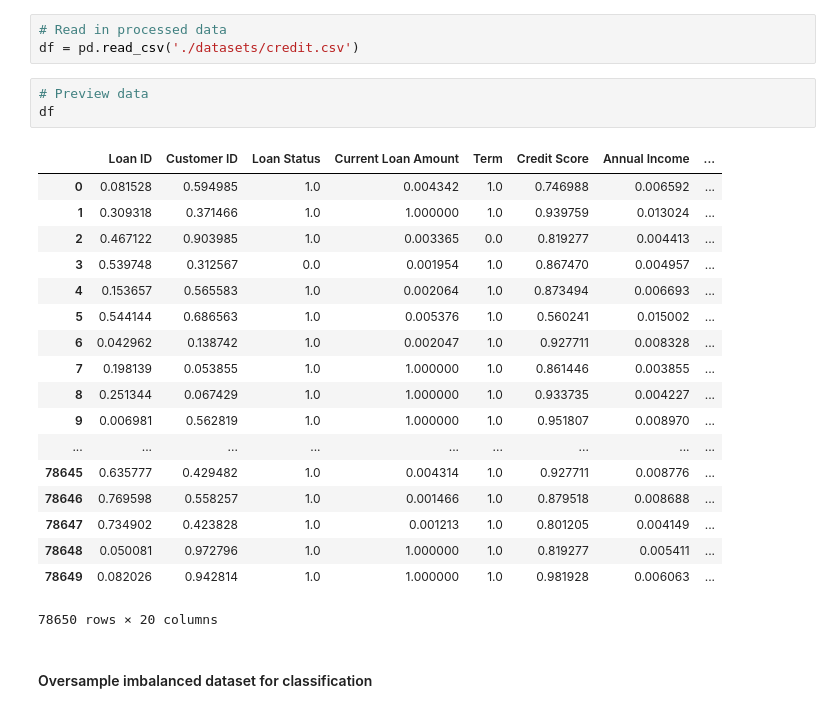
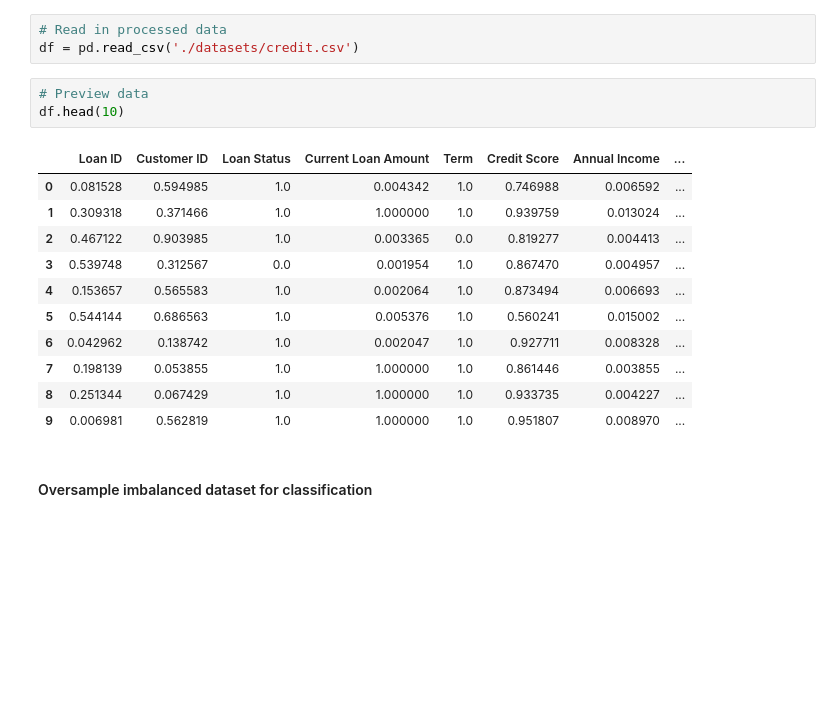
Before and after one commit to sbhushan0767/ECS171G12Proj, a Jupyter notebook: modeling.ipynb, the cells around one changed output. Saved outputs shown, nothing was run; the diff lists cells and outputs as text; blank space fills up the shorter version.

```diff
--- a/modeling.ipynb
+++ b/modeling.ipynb
@@ -13,26 +13,19 @@ from sklearn.metrics import mean_squared_error, r2_score, accuracy_score, classi
 df = pd.read_csv('./datasets/credit.csv')
 # %%
 # Preview data
-df
+df.head(10)
 # %% [output]
 |  | Loan ID | Customer ID | Loan Status | Current Loan Amount | Term | Credit Score | Annual Income | ... |
 | 0 | 0.081528 | 0.594985 | 1.0 | 0.004342 | 1.0 | 0.746988 | 0.006592 | ... |
 | 1 | 0.309318 | 0.371466 | 1.0 | 1.000000 | 1.0 | 0.939759 | 0.013024 | ... |
 | 2 | 0.467122 | 0.903985 | 1.0 | 0.003365 | 0.0 | 0.819277 | 0.004413 | ... |
 | 3 | 0.539748 | 0.312567 | 0.0 | 0.001954 | 1.0 | 0.867470 | 0.004957 | ... |
 | 4 | 0.153657 | 0.565583 | 1.0 | 0.002064 | 1.0 | 0.873494 | 0.006693 | ... |
 | 5 | 0.544144 | 0.686563 | 1.0 | 0.005376 | 1.0 | 0.560241 | 0.015002 | ... |
 | 6 | 0.042962 | 0.138742 | 1.0 | 0.002047 | 1.0 | 0.927711 | 0.008328 | ... |
 | 7 | 0.198139 | 0.053855 | 1.0 | 1.000000 | 1.0 | 0.861446 | 0.003855 | ... |
 | 8 | 0.251344 | 0.067429 | 1.0 | 1.000000 | 1.0 | 0.933735 | 0.004227 | ... |
 | 9 | 0.006981 | 0.562819 | 1.0 | 1.000000 | 1.0 | 0.951807 | 0.008970 | ... |
-| ... | ... | ... | ... | ... | ... | ... | ... | ... |
-| 78645 | 0.635777 | 0.429482 | 1.0 | 0.004314 | 1.0 | 0.927711 | 0.008776 | ... |
-| 78646 | 0.769598 | 0.558257 | 1.0 | 0.001466 | 1.0 | 0.879518 | 0.008688 | ... |
-| 78647 | 0.734902 | 0.423828 | 1.0 | 0.001213 | 1.0 | 0.801205 | 0.004149 | ... |
-| 78648 | 0.050081 | 0.972796 | 1.0 | 1.000000 | 1.0 | 0.819277 | 0.005411 | ... |
-| 78649 | 0.082026 | 0.942814 | 1.0 | 1.000000 | 1.0 | 0.981928 | 0.006063 | ... |
-78650 rows × 20 columns
 # %% [markdown]
 #### Oversample imbalanced dataset for classification
 # %% [markdown]
```
Also changed, not shown: parts of 13 cells of this notebook, 1 other file.
